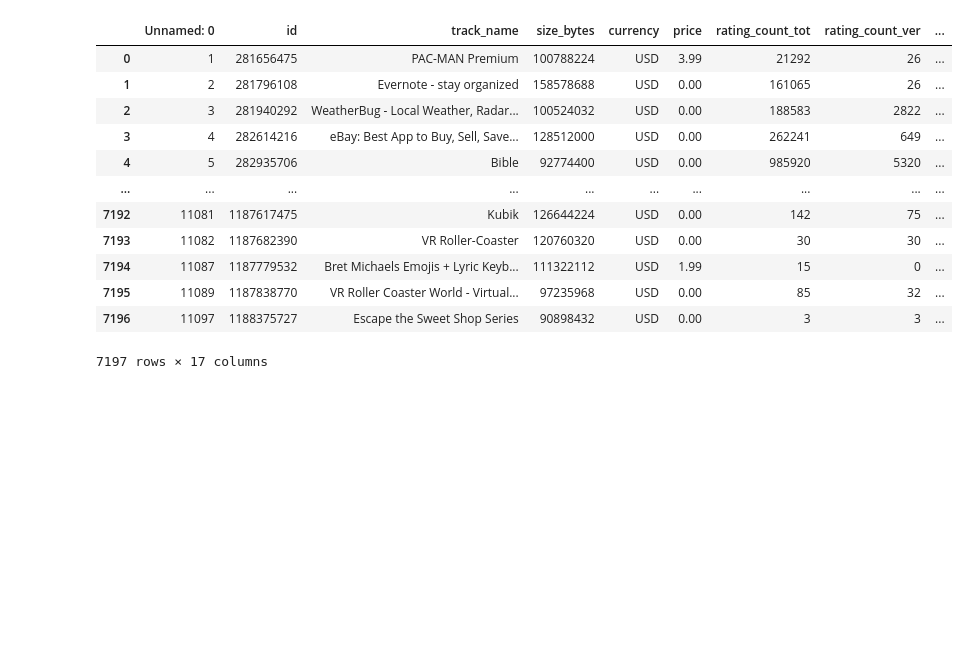
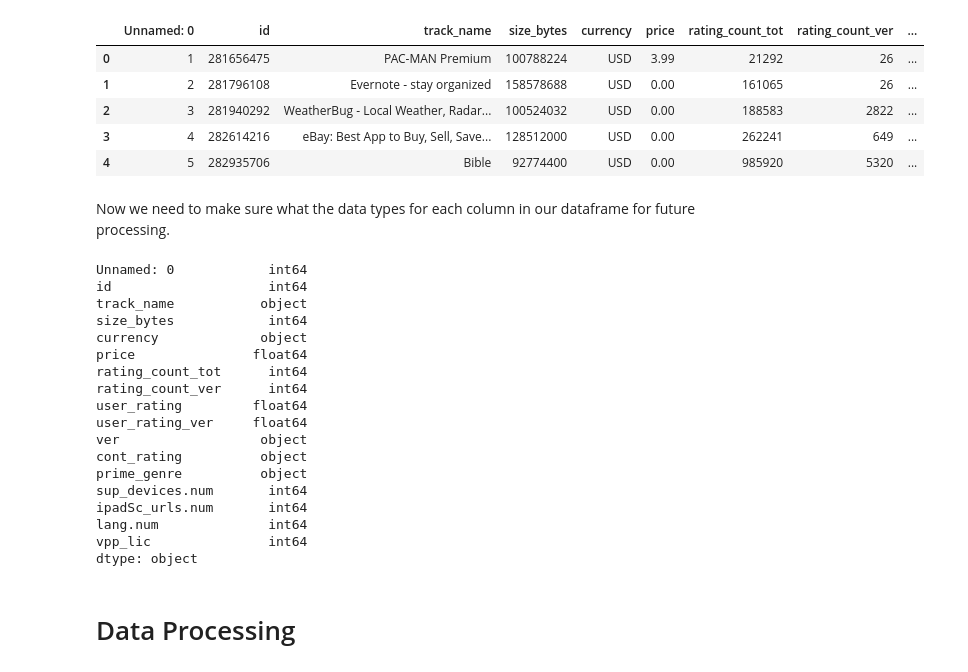
Before and after one commit to rogerluo-zyz/CMSC320-FinalProject, a Jupyter notebook: Final Project.ipynb, the cells around one changed output. Drawn from its saved outputs; the diff is of its cells as text; code cells hidden in the pictures; blank space fills up the shorter version.

```diff
--- a/Final Project.ipynb
+++ b/Final Project.ipynb
@@ -17,17 +69,35 @@ warnings.filterwarnings('ignore')
 # %%
 data = pd.read_csv('datasets_30069_39285_AppleStore.csv')
-data
+data.head()
 # %% [output]
 |  | Unnamed: 0 | id | track_name | size_bytes | currency | price | rating_count_tot | rating_count_ver | ... |
 | 0 | 1 | 281656475 | PAC-MAN Premium | 100788224 | USD | 3.99 | 21292 | 26 | ... |
 | 1 | 2 | 281796108 | Evernote - stay organized | 158578688 | USD | 0.00 | 161065 | 26 | ... |
 | 2 | 3 | 281940292 | WeatherBug - Local Weather, Radar... | 100524032 | USD | 0.00 | 188583 | 2822 | ... |
 | 3 | 4 | 282614216 | eBay: Best App to Buy, Sell, Save... | 128512000 | USD | 0.00 | 262241 | 649 | ... |
 | 4 | 5 | 282935706 | Bible | 92774400 | USD | 0.00 | 985920 | 5320 | ... |
-| ... | ... | ... | ... | ... | ... | ... | ... | ... | ... |
-| 7192 | 11081 | 1187617475 | Kubik | 126644224 | USD | 0.00 | 142 | 75 | ... |
-| 7193 | 11082 | 1187682390 | VR Roller-Coaster | 120760320 | USD | 0.00 | 30 | 30 | ... |
-| 7194 | 11087 | 1187779532 | Bret Michaels Emojis + Lyric Keyb... | 111322112 | USD | 1.99 | 15 | 0 | ... |
-| 7195 | 11089 | 1187838770 | VR Roller Coaster World - Virtual... | 97235968 | USD | 0.00 | 85 | 32 | ... |
-| 7196 | 11097 | 1188375727 | Escape the Sweet Shop Series | 90898432 | USD | 0.00 | 3 | 3 | ... |
-7197 rows × 17 columns
+# %% [markdown]
+Now we need to make sure what the data types for each column in our dataframe for future processing.
+# %%
+data.dtypes
+# %% [output]
+Unnamed: 0            int64
+id                    int64
+track_name           object
+size_bytes            int64
+currency             object
+price               float64
+rating_count_tot      int64
+rating_count_ver      int64
+user_rating         float64
+user_rating_ver     float64
+ver                  object
+cont_rating          object
+prime_genre          object
+sup_devices.num       int64
+ipadSc_urls.num       int64
+lang.num              int64
+vpp_lic               int64
+dtype: object
+# %% [markdown]
+# Data Processing
```
Also changed, not shown: parts of 62 cells of this notebook.
